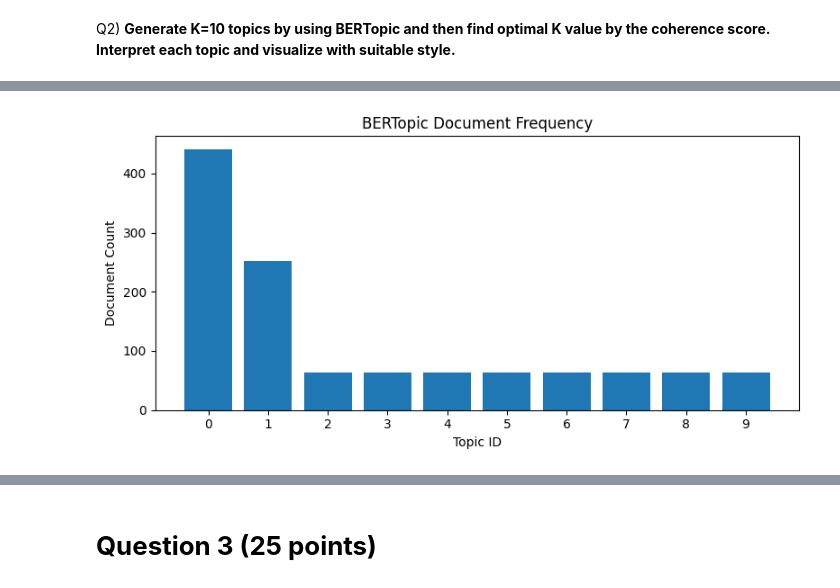
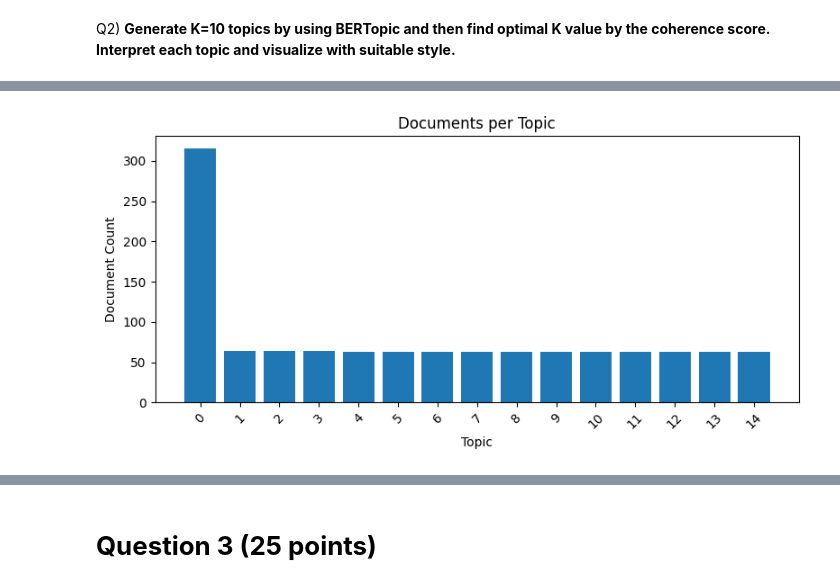
Before and after one commit to SriAmbica11/SriAmbica_INFO5731_Spring2025, a Jupyter notebook: Sangineedi_SriAmbica_Assignment_04.ipynb, the cells around one changed output, grey strips where cells are left out. Drawn from its saved outputs; the diff is of its cells as text; code cells hidden in the pictures.

```diff
--- a/Sangineedi_SriAmbica_Assignment_04.ipynb
+++ b/Sangineedi_SriAmbica_Assignment_04.ipynb
@@ -314,0 +598,13 @@ assignment4_ambica_topics, assignment4_ambica_probs = assignment4_ambica_model.f
+# %%
+# 7. Re‑fit at optimal K
+ambica_assignment4_best_k = max(ambica_assignment4_coh, key=lambda x: x[1])[0]
+print(f"\nOptimal K = {ambica_assignment4_best_k}\n")
+
+ambica_assignment4_final_model = BERTopic(
+    embedding_model=ambica_assignment4_embedder,
+    nr_topics=ambica_assignment4_best_k,
+    calculate_probabilities=True
+)
+ambica_assignment4_final_topics, ambica_assignment4_final_probs = (
+    ambica_assignment4_final_model.fit_transform(ambica_assignment4_docs)
+)
@@ -315,14 +633,14 @@ assignment4_ambica_topics, assignment4_ambica_probs = assignment4_ambica_model.f
 # %%
-assignment4_ambica_info = assignment4_ambica_model.get_topic_info()
+# 9. Documents per topic bar chart
+import pandas as pd
+topic_counts = pd.Series(ambica_assignment4_final_topics).value_counts().sort_index()
 plt.figure(figsize=(8,4))
-plt.bar(
-    assignment4_ambica_info['Topic'].astype(str),
-    assignment4_ambica_info['Count']
-)
-plt.xlabel('Topic ID')
-plt.ylabel('Document Count')
-plt.title('BERTopic Document Frequency')
+plt.bar(topic_counts.index.astype(str), topic_counts.values)
+plt.xlabel("Topic")
+plt.ylabel("Document Count")
+plt.title("Documents per Topic")
+plt.xticks(rotation=45)
 plt.tight_layout()
 plt.show()
 # %% [output]
-[figure, old version]
+[figure, new version]
```
Also changed, not shown: parts of 65 cells of this notebook.
